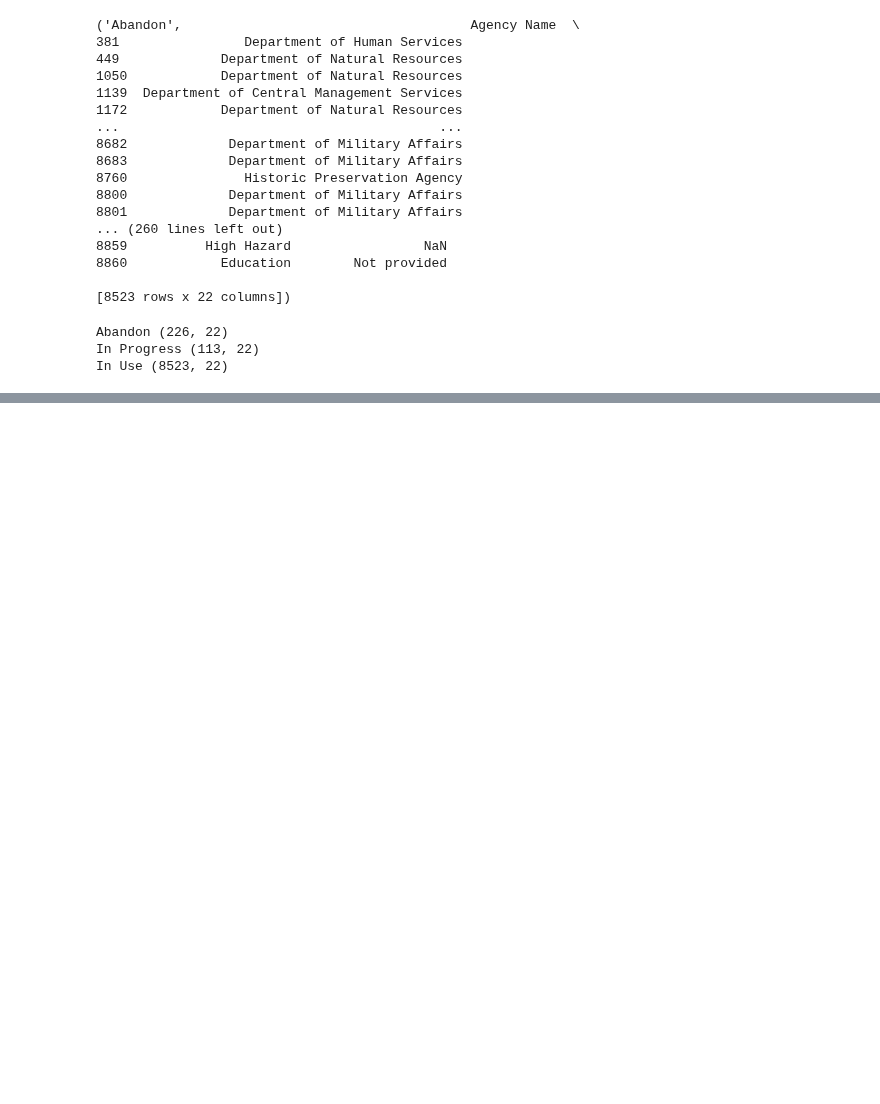
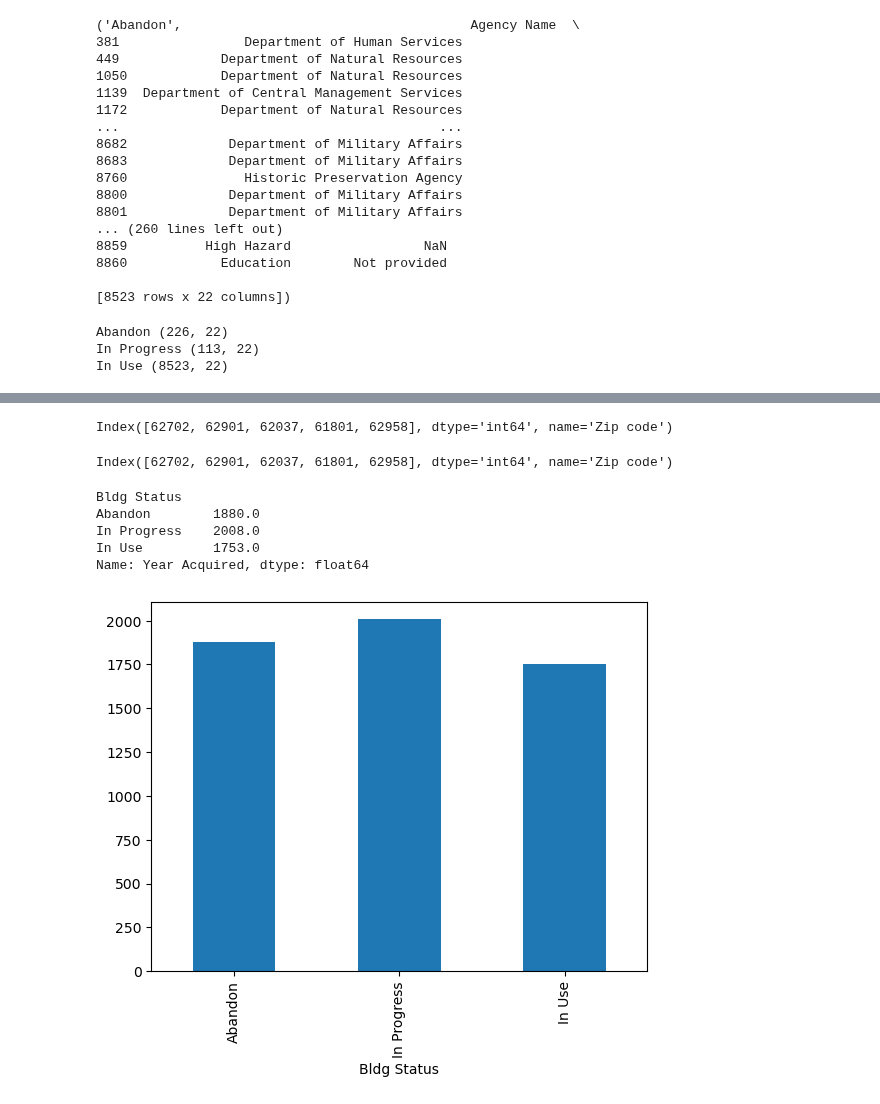
Before and after one commit to UIUC-iSchool-DataViz/is445_bcubcg_fall2023, a Jupyter notebook: week03/inClass_week03.ipynb, the cells around one changed output, grey strips where cells are left out. Saved outputs shown, nothing was run; the diff lists cells and outputs as text; code cells hidden in the pictures; blank space fills up the shorter version.

```diff
--- a/week03/inClass_week03.ipynb
+++ b/week03/inClass_week03.ipynb
@@ -370,0 +360,9 @@ Index([62702, 62901, 62037, 61801, 62958], dtype='int64', name='Zip code')
+# %%
+buildings['Zip code'].value_counts().iloc[0:5].index # 5 most common zipcodes in my dataframe
+# %% [output]
+Index([62702, 62901, 62037, 61801, 62958], dtype='int64', name='Zip code')
+# %%
+most_common_zips = buildings['Zip code'].value_counts().iloc[0:5].index
+most_common_zips
+# %% [output]
+Index([62702, 62901, 62037, 61801, 62958], dtype='int64', name='Zip code')
@@ -370,0 +371,16 @@ Index([62702, 62901, 62037, 61801, 62958], dtype='int64', name='Zip code')
+# %%
+gb1 = buildings.groupby('Bldg Status')['Year Acquired'].min()
+# %%
+gb1
+# %% [output]
+Bldg Status
+Abandon        1880.0
+In Progress    2008.0
+In Use         1753.0
+Name: Year Acquired, dtype: float64
+# %%
+fig_gb1, ax_gb1 = plt.subplots()
+gb1.plot(kind='bar', ax=ax_gb1)
+plt.show()
+# %% [output]
+[figure, added]
```
Also changed, not shown: parts of 38 cells of this notebook.
